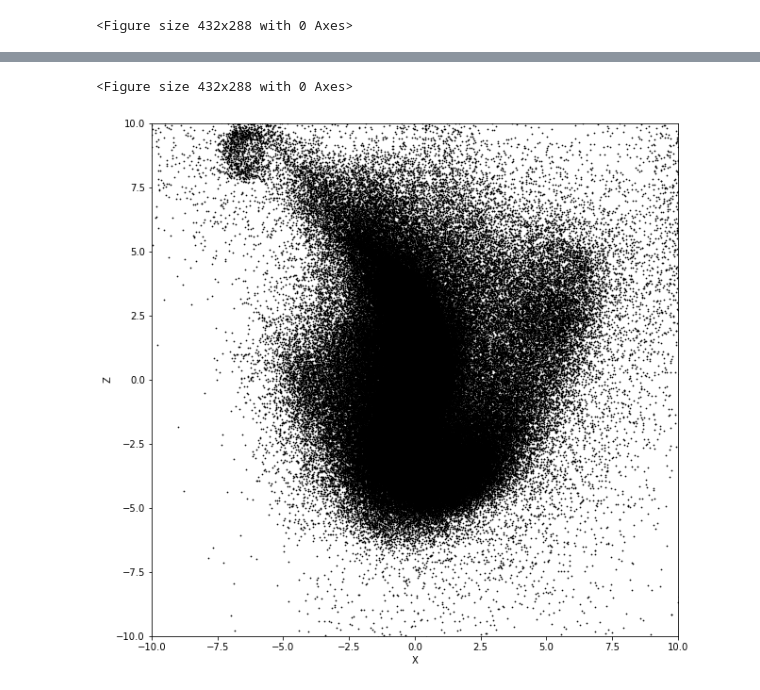
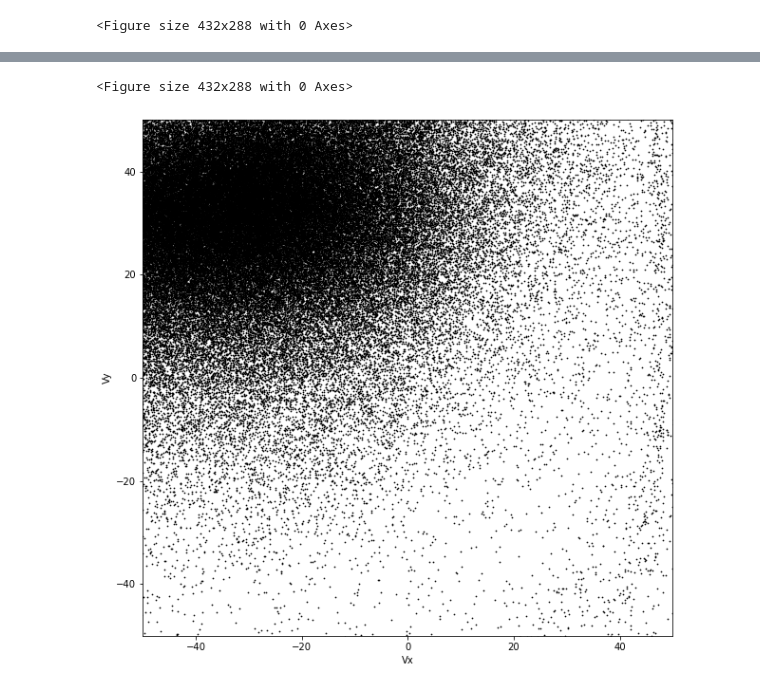
Before and after one commit to pzivick/smc_mcmc, a Jupyter notebook: FutureSim_Initial_Analysis.ipynb, the cells around one changed output, grey strips where cells are left out. Drawn from its saved outputs; the diff is of its cells as text; code cells hidden in the pictures.

```diff
--- a/FutureSim_Initial_Analysis.ipynb
+++ b/FutureSim_Initial_Analysis.ipynb
@@ -290,49 +275,53 @@ The different lengths are:
 # %%
-# Load in Model 2 data
+# Load in Model 2 Future 60 data
 
-smc2filebase = dir + 'Data/SMC_Model2/SMC_Stars'
+smcf60filebase = dir + 'Data/SMC_Model2_F60/SMC_'
 
-smc2age = np.loadtxt(smc2filebase + 'Age_Model2.txt')
-smc2age.shape = (len(smc2age), 1)
+####
 
-smc2pos = np.loadtxt(smc2filebase + 'Pos_Model2_orig.txt')
-smc2vel = np.loadtxt(smc2filebase + 'Vel_Model2_orig.txt')
+smcf60_new = np.loadtxt(smcf60filebase+'NewStars_Model2_Future60.txt')
 
-smc2_orig = np.hstack((smc2age, smc2pos, smc2vel))
+smcf60age_new = np.loadtxt(smcf60filebase + 'NewStars_Model2_Future60_Ages.txt')
+smcf60age_new.shape = (len(smcf60age_new), 1)
 
-smc2 = Table(data=smc2_orig, names=['Age', 'X_sim', 'Y_sim', 'Z_sim', 'Vx_sim', 'Vy_sim', 'Vz_sim'])
+smcf60_new = np.hstack((smcf60age_new, smcf60_new))
 
-### now do the same for the gas particles
+####
 
-smc2gaspos = np.loadtxt(dir + "Data/SMC_Model2/SMC_Gas_Pos_Model2_orig.txt")
-smc2gasvel = np.loadtxt(dir + "Data/SMC_Model2/SMC_Gas_Vel_Model2_orig.txt")
+smcf60_old = np.loadtxt(smcf60filebase+'OldStars_Model2_Future60.txt')
 
-smc2gas_orig = np.hstack((smc2gaspos, smc2gasvel))
-smc2gas = Table(data=smc2gas_orig, names=['X_sim', 'Y_sim', 'Z_sim', 'Vx_sim', 'Vy_sim', 'Vz_sim'])
+smcf60age_old = np.full((len(smcf60_old), 1), 6060.0)
 
 
-smc2dm_orig = np.loadtxt(dir + "Data/SMC_DM_Model2.txt")
-smc2dm = Table(data=smc2dm_orig, names=['Mass', 'X_sim', 'Y_sim', 'Z_sim', 'Vx_sim', 'Vy_sim', 'Vz_sim'])
-
-###
-
-smc2_center = np.asarray([5.5, -35.1, -39.2, -66.1680, -257.657, 197.569])
-
-#smc2_diff = smc_center - smc2_center
+smcf60_old = np.hstack((smcf60age_old, smcf60_old))
 
 
-smc2 = add_initial_columns(smc2, smc2_center, smc_center)
+smcf60_orig = np.vstack((smcf60_new, smcf60_old))
 
-smc2gas = add_initial_columns(smc2gas, smc2_center, smc_center)
+####
 
-smc2dm = add_initial_columns(smc2dm, smc2_center, smc_center)
+smcf60 = Table(data=smcf60_orig, names=['Age', 'Mass', 'X_sim', 'Y_sim', 'Z_sim', 'Vx_sim', 'Vy_sim', 'Vz_sim'])
+
+####
+
+smcf60gas_orig = np.loadtxt(smcf60filebase+'Gas_Model2_Future60.txt')
+smcf60_gas = Table(data=smcf60gas_orig, names=['Mass', 'X_sim', 'Y_sim', 'Z_sim', 'Vx_sim', 'Vy_sim', 'Vz_sim'])
+
+
+smcf60_center = np.asarray([5.5, -35.1, -39.2, -66.1680, -257.657, 197.569])
+x, y, z, vx, vy, vz = 0, 1, 2, 3, 4, 5
+
+
+####
+
+smcf60 = add_initial_columns(smcf60, smcf60_center, smc_center)
 
 ####
 
 plt.clf()
 fig, ax = plt.subplots(figsize=(10,10))
 
-ax.scatter(smc2['X_0'], smc2['Y_0'], s=2, marker='.', color='black')
+ax.scatter(smcf60['X_0'], smcf60['Y_0'], s=2, marker='.', color='black')
 ax.set_xlim(-10, 10)
 ax.set_ylim(-10, 10)
 ax.set_xlabel('X')
@@ -340,42 +329,19 @@ ax.set_ylabel('Y')
 plt.show()
 
 
-####
-
 plt.clf()
 fig, ax = plt.subplots(figsize=(10,10))
 
-ax.scatter(smc2['X_0'], smc2['Z_0'], s=2, marker='.', color='black')
-ax.set_xlim(-10, 10)
-ax.set_ylim(-10, 10)
-ax.set_xlabel('X')
-ax.set_ylabel('Z')
+ax.scatter(smcf60['Vx_0'], smcf60['Vy_0'], s=2, marker='.', color='black')
+ax.set_xlim(-50, 50)
+ax.set_ylim(-50, 50)
+ax.set_xlabel("Vx")
+ax.set_ylabel("Vy")
 plt.show()
 
 
 ####
 
-plt.clf()
-fig, ax = plt.subplots(figsize=(10,10))
-
-ax.scatter(smc2['Y_0'], smc2['Z_0'], s=2, marker='.', color='black')
-ax.set_xlim(-10, 10)
-ax.set_ylim(-10, 10)
-ax.set_xlabel('Y')
-ax.set_ylabel('Z')
-plt.show()
-
-
-####
-
-plt.clf()
-fig, ax = plt.subplots(figsize=(10,10))
-
-ax.scatter(smc2['Vx_0'], smc2['Vy_0'], s=2, marker='.', color='black')
-ax.set_xlim(-50, 50)
-ax.set_ylim(-50, 50)
-ax.set_xlabel("Vx")
-ax.set_ylabel("Vy")
-plt.show()
+smcf60_gas = add_initial_columns(smcf60_gas, smcf60_center, smc_center)
 # %% [output]
 <Figure size 432x288 with 0 Axes>
@@ -383,2 +349,2 @@ plt.show()
 <Figure size 432x288 with 0 Axes>
-[figure, old version]
+[figure, new version]
```
Also changed, not shown: parts of 6 cells of this notebook, 3 other files.
